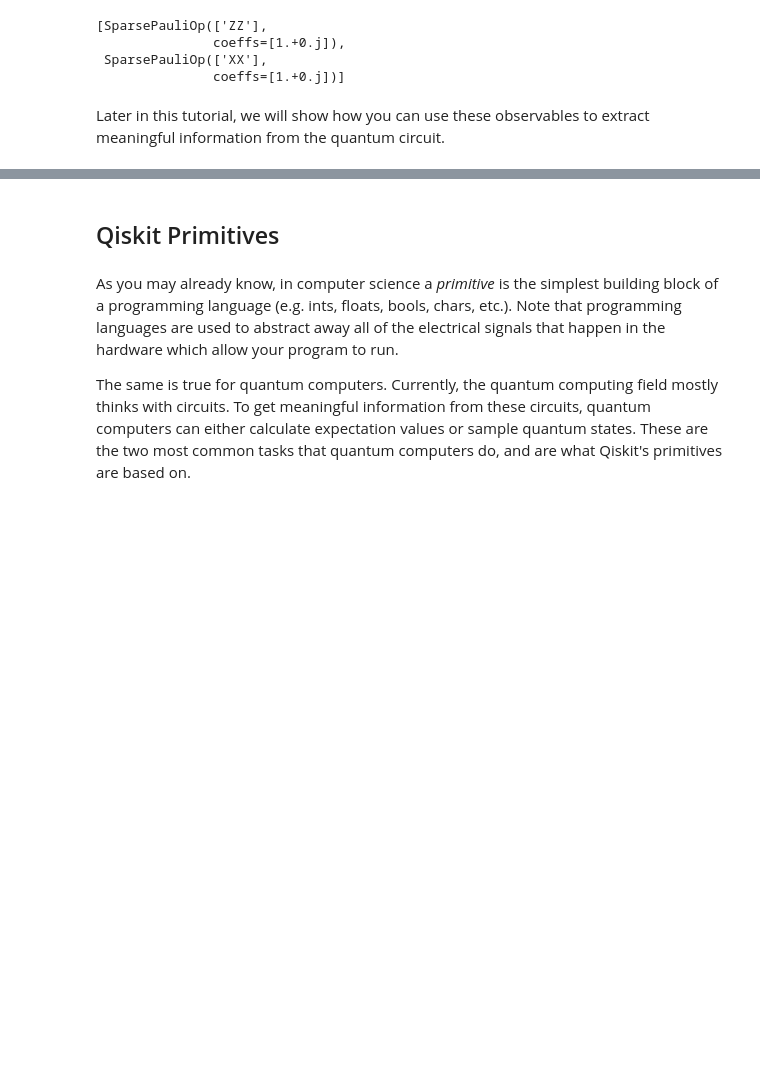
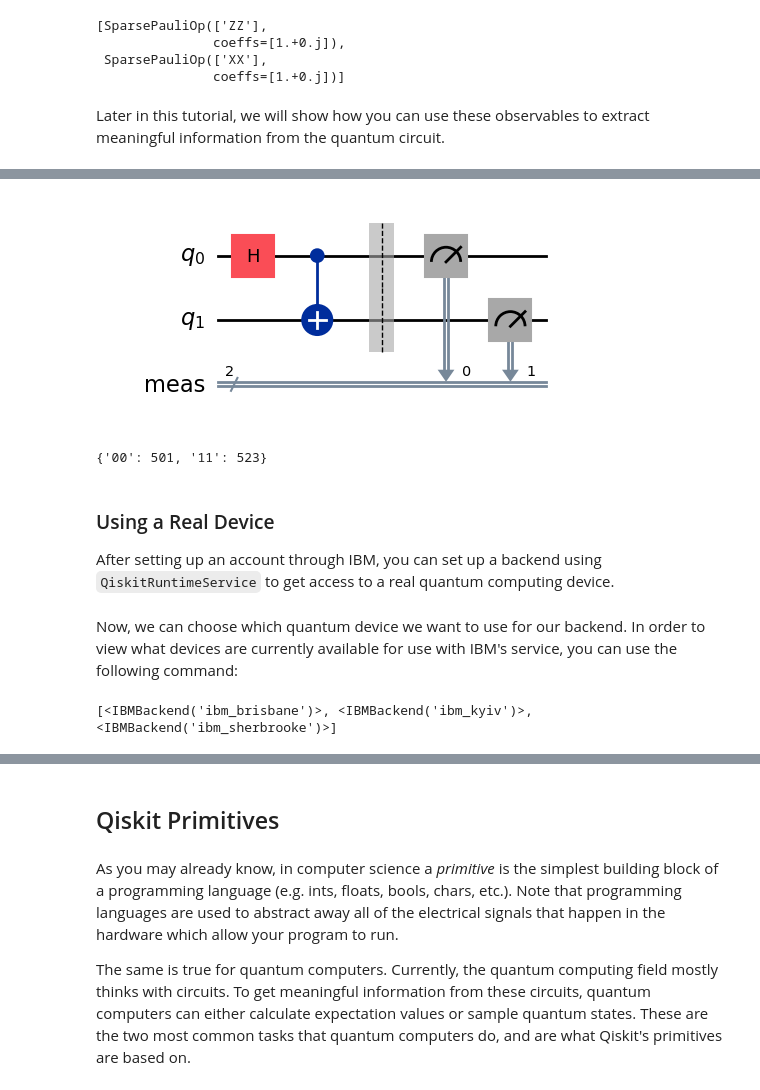
Before and after one commit to Watcher1223/CS-123-tutorial, a Jupyter notebook: qcqiskit.ipynb, the cells around one changed output, grey strips where cells are left out. Drawn from its saved outputs; the diff is of its cells as text; code cells hidden in the pictures; blank space fills up the shorter version.

```diff
--- a/qcqiskit.ipynb
+++ b/qcqiskit.ipynb
@@ -400,0 +475,40 @@ Later in this tutorial, we will show how you can use these observables to extrac
+# %%
+# To start, import the neccesary libraries
+from qiskit_aer import Aer
+from qiskit import QuantumCircuit
+
+# Create a Bell state like in previous examples
+qc = QuantumCircuit(2)
+qc.h(0)
+qc.cx(0, 1)
+
+# Add measurement to each qubit.
+# This measures every qubit and stores the result to a
+# classical channel (i.e. binary)
+qc.measure_all()
+
+qc.draw(output='mpl')
+# %% [output]
+[figure, added]
+# %%
+# Simulator backend
+simulator = Aer.get_backend('aer_simulator')
+
+# Run the circuit
+#
+# Notice that when we run the simulator we set the shots parameter to 1024.
+# Shots refers to the number of times of quantum circuit is executed
+# to gather measurement outcomes. This is neccesary since quantum measurements
+# are probabilistic so running multiple times allows us to estimate the
+# probability distribution of the results.
+job = simulator.run(qc, shots=1024)
+
+# Get and print measurement results
+result = job.result()
+print(result.get_counts(qc))
+# %% [output]
+{'00': 501, '11': 523}
+# %% [markdown]
+### Using a Real Device
+
+After setting up an account through IBM, you can set up a backend using `QiskitRuntimeService` to get access to a real quantum computing device.
@@ -400,0 +526,6 @@ Later in this tutorial, we will show how you can use these observables to extrac
+# %% [markdown]
+Now, we can choose which quantum device we want to use for our backend. In order to view what devices are currently available for use with IBM's service, you can use the following command:
+# %%
+print(service.backends())
+# %% [output]
+[<IBMBackend('ibm_brisbane')>, <IBMBackend('ibm_kyiv')>, <IBMBackend('ibm_sherbrooke')>]
```
Also changed, not shown: parts of 62 cells of this notebook.
